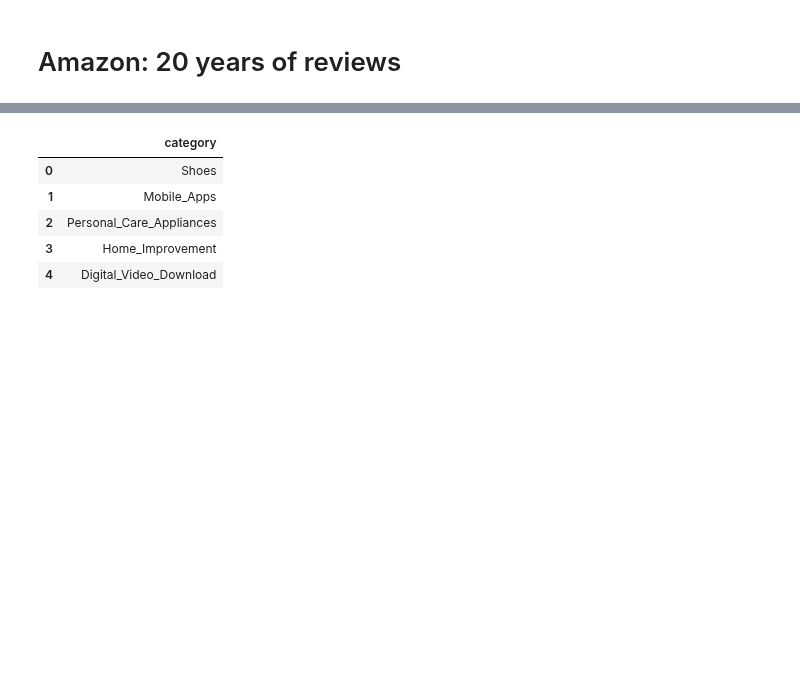
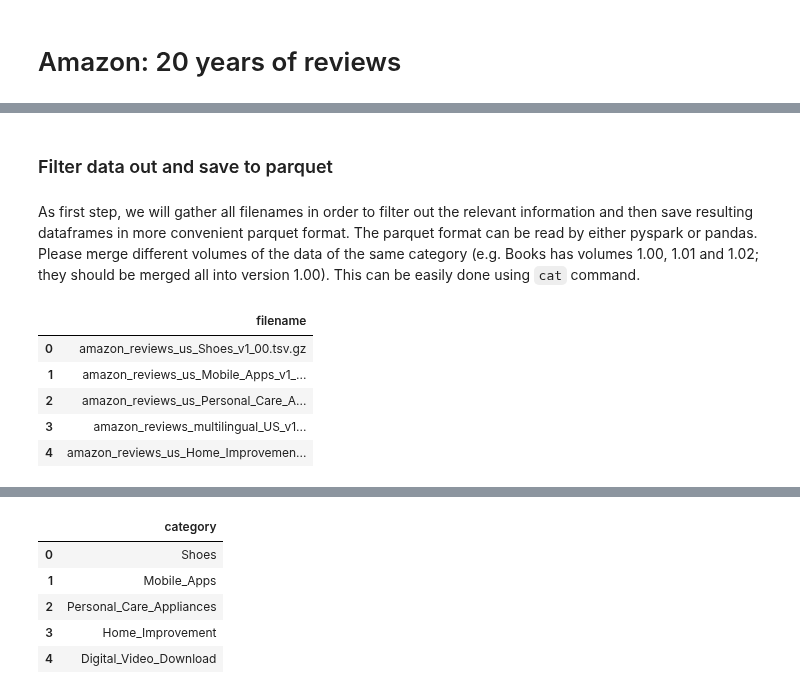
Before and after one commit to pjuda/ada-project, a Jupyter notebook: amazon-project.ipynb, the cells around one changed output, grey strips where cells are left out. Saved outputs shown, nothing was run; the diff lists cells and outputs as text; code cells hidden in the pictures; blank space fills up the shorter version.

```diff
--- a/amazon-project.ipynb
+++ b/amazon-project.ipynb
@@ -2,0 +52,21 @@
+# %% [markdown]
+### Filter data out and save to parquet
+# %% [markdown]
+As first step, we will gather all filenames in order to filter out the relevant information and then save resulting dataframes in more convenient parquet format. The parquet format can be read by either pyspark or pandas. Please merge different volumes of the data of the same category (e.g. Books has volumes 1.00, 1.01 and 1.02; they should be merged all into version 1.00). This can be easily done using `cat` command.
+# %%
+# Get list of all files in DATA_DIR
+review_files = []
+for (dirpath, dirnames, filenames) in walk(DATA_DIR):
+    review_files.extend(filenames)
+    break
+
+# Put them in a DataFrame
+df_all_reviews = pd.DataFrame({'filename' : review_files})
+df_all_reviews.head()
+# %% [output]
+|  | filename |
+| 0 | amazon_reviews_us_Shoes_v1_00.tsv.gz |
+| 1 | amazon_reviews_us_Mobile_Apps_v1_... |
+| 2 | amazon_reviews_us_Personal_Care_A... |
+| 3 | amazon_reviews_multilingual_US_v1... |
+| 4 | amazon_reviews_us_Home_Improvemen... |
```
Also changed, not shown: parts of 37 cells of this notebook.
